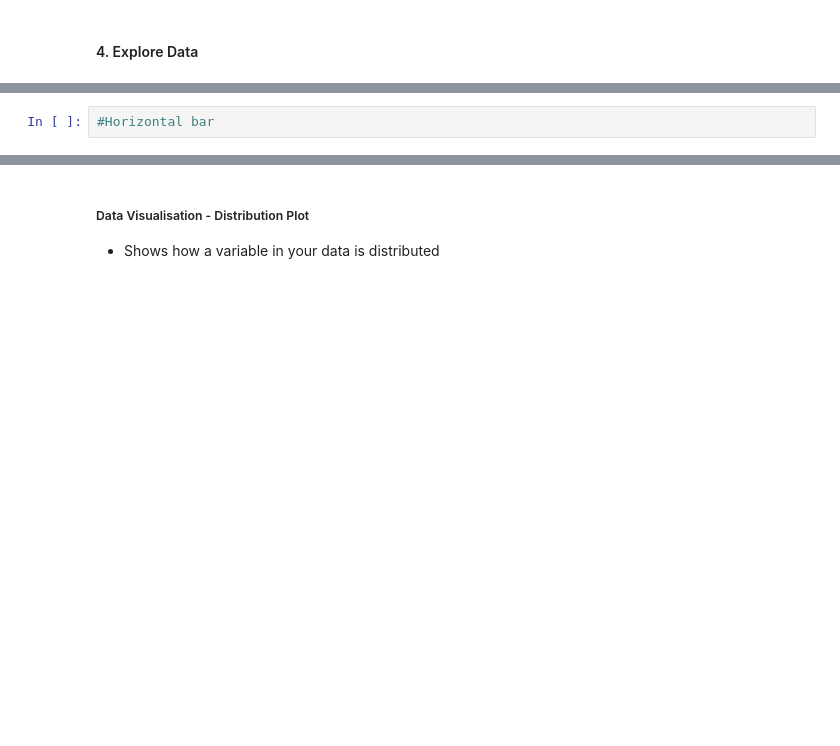
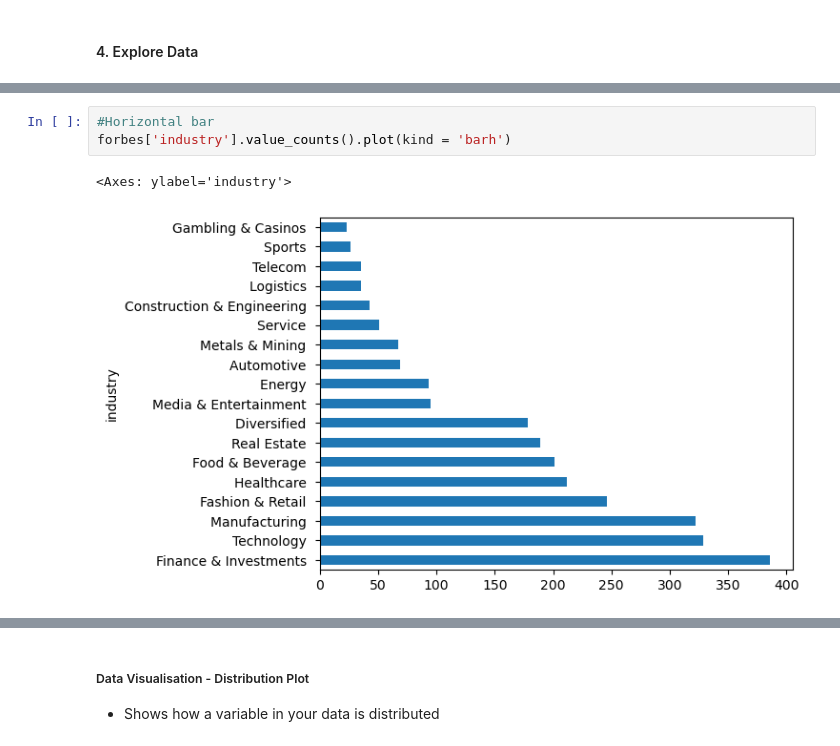
Before and after one commit to DACSIM/DSA-Curriculum, a Jupyter notebook: DSA-002-Python_Recap_EDA_and_ML_introduction/DS_2024_Python_EDA_Recap_[Blank].ipynb, the cells around one changed output, grey strips where cells are left out. Drawn from its saved outputs; the diff is of its cells as text; blank space fills up the shorter version.

```diff
--- a/DSA-002-Python_Recap_EDA_and_ML_introduction/DS_2024_Python_EDA_Recap_[Blank].ipynb
+++ b/DSA-002-Python_Recap_EDA_and_ML_introduction/DS_2024_Python_EDA_Recap_[Blank].ipynb
@@ -45,4 +171,8 @@
 # %%
 #Horizontal bar
+forbes['industry'].value_counts().plot(kind = 'barh')
+# %% [output]
+<Axes: ylabel='industry'>
+[figure, added]
 # %%
 # Finding the country with the highest number of billionaires
```
Also changed, not shown: parts of 47 cells of this notebook, 4 other files.
